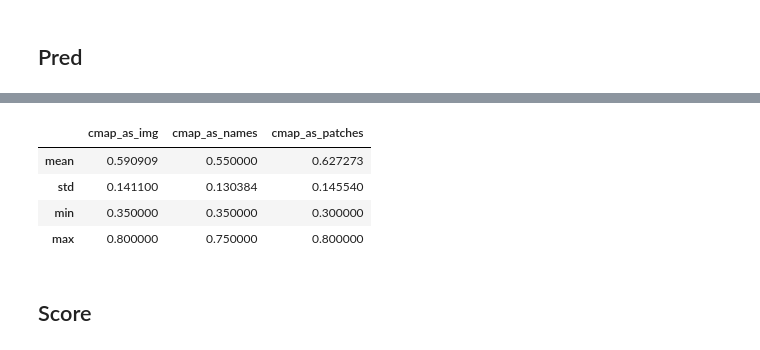
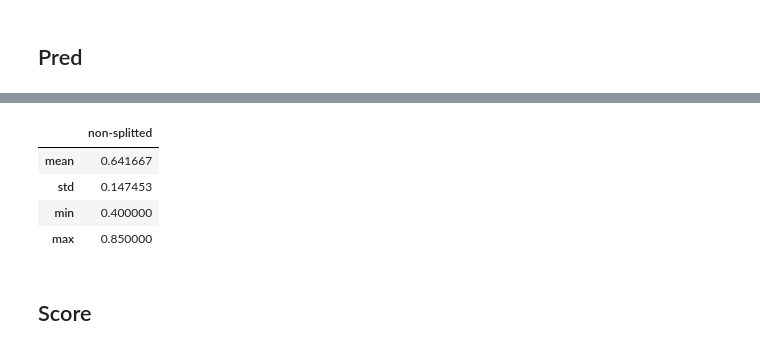
Before and after one commit to Luca-Olivieri/training-text-description-loss, a Jupyter notebook: src/notebooks/assess_diff.ipynb, the cells around one changed output, grey strips where cells are left out. Cells and saved outputs as stored; diff of their text form; code cells hidden in the pictures.

Commit message:
Implemented class-splitted inference and evaluation

```diff
--- a/src/notebooks/assess_diff.ipynb
+++ b/src/notebooks/assess_diff.ipynb
@@ -21,4 +21,5 @@ from data import *
 # Setting
 BY_MODEL = "LRASPP_MobileNet_V3"
 IMAGE_RESIZING_MODE = "letterboxed"
-OUTPUT_MODE = "points"
+OUTPUT_MODE = "freeform"
+SPLIT_BY = "class-splitted"
@@ -25,7 +28,7 @@ OUTPUT_MODE = "points"
 # %%
-root_exp_path = get_selected_annots_path(BY_MODEL, IMAGE_RESIZING_MODE, OUTPUT_MODE) / "eval_prs" / "test_color_maps"
+root_exp_path = get_selected_annots_path(BY_MODEL, IMAGE_RESIZING_MODE, OUTPUT_MODE, SPLIT_BY) / "eval_prs" / root_exp_name
 
-exps_path = glob(f"{root_exp_path}/*")
+exps_path = glob(f"{root_exp_path}/*")[:1]
 exps_names = [os.path.splitext(os.path.basename(path))[0] for path in exps_path]
 exps_names
 # %% [output]
@@ -46,12 +49,10 @@ for exp_path, exp_name in zip(exps_path, exps_names):
 
     for variation_name in variations_names:
 
-        # TODO: check if data points they have matching states
-
-        eval_prs = get_many_eval_pr(BY_MODEL, IMAGE_RESIZING_MODE, OUTPUT_MODE, f"test_color_maps/{exp_name}", variation_name, return_state=False)
+        eval_prs = get_many_eval_pr(BY_MODEL, IMAGE_RESIZING_MODE, OUTPUT_MODE, SPLIT_BY, f"{root_exp_name}/{exp_name}", variation_name, return_state=False)
 
         _df_all_prs = pd.DataFrame.from_dict(eval_prs, orient='index')
-        _df_pred_prs = _df_all_prs["pred"].map(lambda x: x if x is None else x == "correct")
+        _df_pred_prs = _df_all_prs["pred"].map(lambda x: x if x is None else int(x == "correct"))
         _df_score_prs = _df_all_prs["score"]
         _df_reason_prs = _df_all_prs["reason"]
 
@@ -86,10 +95,10 @@ df_mean_pred_prs
 # %%
-df_mean_pred_prs.describe().iloc[[1, 2, 3, 7]]
+display(df_mean_pred_prs.describe().iloc[[1, 2, 3, 7]])
 # %% [output]
-|  | cmap_as_img | cmap_as_names | cmap_as_patches |
-| mean | 0.590909 | 0.550000 | 0.627273 |
-| std | 0.141100 | 0.130384 | 0.145540 |
-| min | 0.350000 | 0.350000 | 0.300000 |
-| max | 0.800000 | 0.750000 | 0.800000 |
+|  | non-splitted |
+| mean | 0.641667 |
+| std | 0.147453 |
+| min | 0.400000 |
+| max | 0.850000 |
 # %% [markdown]
 ## Score
```
Also changed, not shown: parts of 7 cells of this notebook, 18 other files.
